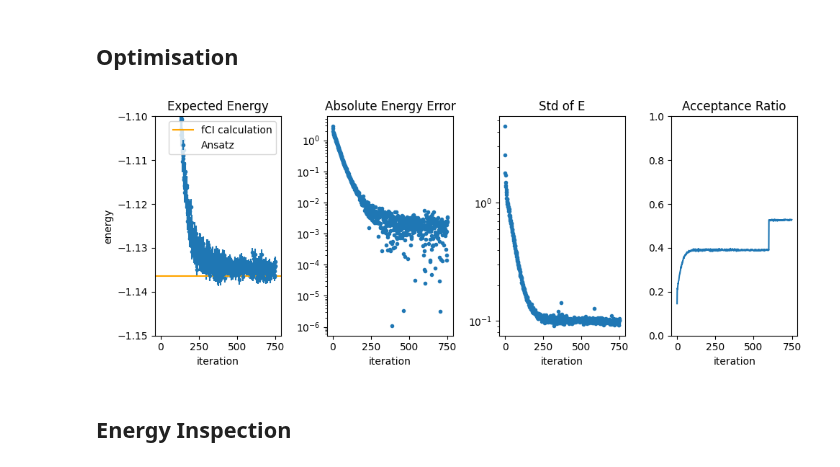
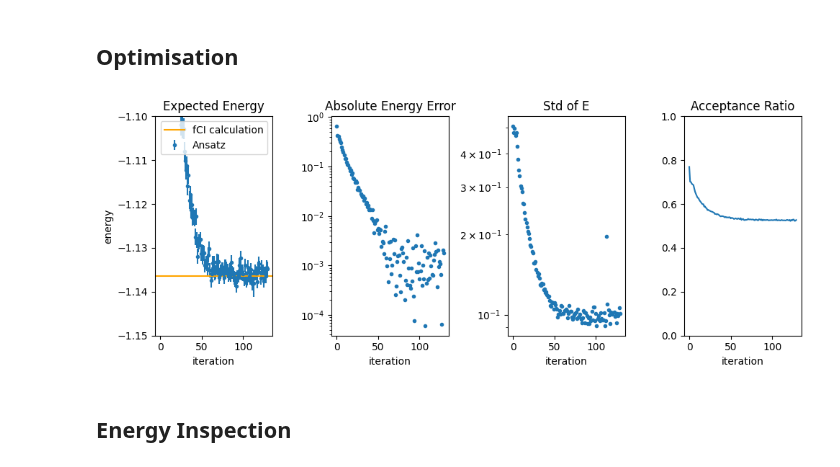
Before and after one commit to evanwonisch/NeuralQuantumStates, a Jupyter notebook: run/dihydrogen/dihydrogen_approx.ipynb, the cells around one changed output. Saved outputs shown, nothing was run; the diff lists cells and outputs as text; code cells hidden in the pictures.

```diff
--- a/run/dihydrogen/dihydrogen_approx.ipynb
+++ b/run/dihydrogen/dihydrogen_approx.ipynb
@@ -95,15 +95,20 @@ class NN(nn.Module):
     """
     @nn.compact
     def __call__(self, x):
-        x = nn.Dense(20, name="dense2", param_dtype="float64", bias_init=jax.random.normal)(x)
-        x = act(x)
+        y = nn.Dense(10, name="dense2", param_dtype="float64", bias_init=jax.random.normal)(x)
+        x = act(y)
         x = nn.Dense(20, name="dense3", param_dtype="float64", bias_init=jax.random.normal)(x)
         x = act(x)
         x = nn.Dense(10, name="dense4", param_dtype="float64", bias_init=jax.random.normal)(x)
-        x = act(x)
-        x = nn.Dense(1, name="dense5", param_dtype="float64", bias_init=jax.random.normal)(x)
-        x = act(x)
-        return -jnp.squeeze(x)
+        x = act(x) + y
+
+        a = nn.Dense(1, name="dense5", param_dtype="float64", bias_init=jax.random.normal)(x)
+        a = -act(a)
+
+        # b = nn.Dense(1, name="dense6", param_dtype="float64", bias_init=jax.random.normal)(x)
+
+        # return jnp.squeeze(a + jnp.log(b + 0.j))
+        return jnp.squeeze(a)
 # %% [markdown]
 ## Construct Ansatz
 # %%
@@ -254,16 +265,17 @@ def calc_grad_E(hamiltonian, orbital, parameters, samples):
     """
 
     E_loc = hamiltonian.calc_H_loc(orbital, parameters, samples)
-    E = jnp.mean(E_loc)
-    dE = jnp.std(E_loc)
+    E = jnp.mean(E_loc.real)
+    dE = jnp.std(E_loc.real)
 
-    logpsi_red = lambda parameters: orbital.calc_logpsi(parameters, samples)
-    y, v = jax.vjp(logpsi_red, parameters)
+    logpsi_red = lambda parameters: jnp.conjugate(orbital.calc_logpsi(parameters, samples))
+    y, v = netket.jax.vjp(logpsi_red, parameters)
     N = samples.shape[0]
 
     m = lambda tree: 2*jnp.real(tree/N)
 
     return jax.tree_util.tree_map(m, v(E_loc - E))[0], E, dE
+
 def eval_S1(orbital, parameters, samples, v):
     f = lambda param: orbital.calc_logpsi(param, samples)
     N = samples.shape[0]
@@ -278,14 +290,14 @@ def eval_S2(orbital, parameters, samples, v):
     e = jnp.ones(N)
 
     a = jnp.sum(jax.jvp(f, (parameters,), (v,))[1])
-    b = jax.vjp(f, parameters)[1](e)[0]
+    b = netket.jax.vjp(f, parameters)[1](e)[0]
     return  jax.tree_util.tree_map(lambda v: 1/N**2 * a * v, b)
 
 @partial(jax.jit, static_argnames=['orbital'])
 def eval_S(orbital, parameters, samples, v):
     s1 = eval_S1(orbital, parameters, samples, v)
     s2 = eval_S2(orbital, parameters, samples, v)
-    return jax.tree_util.tree_map(lambda a,b: a-b, s1, s2)
+    return jax.tree_util.tree_map(lambda a,b: jnp.real(a-b), s1, s2)
 eps = 1e-4
 
 def reg_S(ansatz, param, samples, v):
@@ -301,11 +313,11 @@ def calc_natural_grad(param, samples):
 stats = {"E":[], "dE":[], "ratio":[], "N_samples": []}
 param = ansatz.init_param(key)
 # %%
-N = 8000
-epoch = 50
+N = 4000
+epoch = 100
 
 # define
-optimizer = optax.sgd(learning_rate=0.01)
+optimizer = optax.sgd(learning_rate=0.05)
 
 # initialise
 optimizer_state = optimizer.init(param)
@@ -331,34 +344,35 @@ for key_ in stats.keys():
 f, ax = plt.subplots(1, 4, figsize = (10, 4))
 i = np.arange(len(stats["E"]))
 
 ax[0].errorbar(i, numpy_stats["E"], yerr = numpy_stats["dE"]/jnp.sqrt(numpy_stats["N_samples"]), fmt = ".", label = "Ansatz")
 # ax[0].fill_between(i, numpy_stats["E"] - numpy_stats["dE"], numpy_stats["E"] + numpy_stats["dE"], alpha = 0.5)
 ax[0].set_title("Expected Energy")
 ax[0].axhline(E_f, label = "fCI calculation", color = "orange")
 ax[0].legend(loc = "upper right")
 ax[0].set_ylim(-1.150, -1.1)
 ax[0].set_xlabel("iteration")
 ax[0].set_ylabel("energy")
 
 ax[1].scatter(i, jnp.abs(numpy_stats["E"]-E_f) , label = "error", marker = ".")
 ax[1].set_title("Absolute Energy Error")
 ax[1].set_yscale("log")
 ax[1].set_xlabel("iteration")
+# ax[1].set_xlim(i[-20], i[-1])
 
 ax[2].scatter(i, stats["dE"], marker = ".")
 ax[2].set_title("Std of E")
 ax[2].set_yscale("log")
 ax[2].set_xlabel("iteration")
 
 ax[3].plot(stats["ratio"])
 ax[3].set_ylim(0,1)
 ax[3].set_title("Acceptance Ratio")
 ax[3].set_xlabel("iteration")
 
 f.tight_layout()
 
-n_param = sum(x.size for x in jax.tree_util.tree_leaves(param))
+# n_param = sum(x.size for x in jax.tree_util.tree_leaves(param))
 # %% [output]
-[figure, old version]
+[figure, new version]
 # %% [markdown]
 ## Energy Inspection
```
Also changed, not shown: parts of 6 cells of this notebook, 4 other files.
